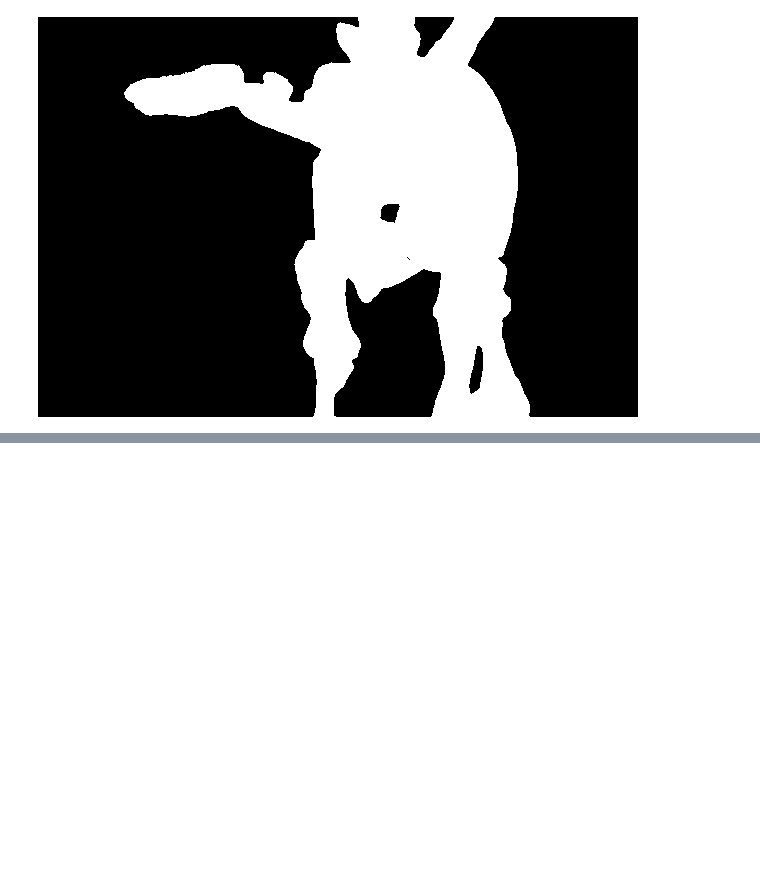
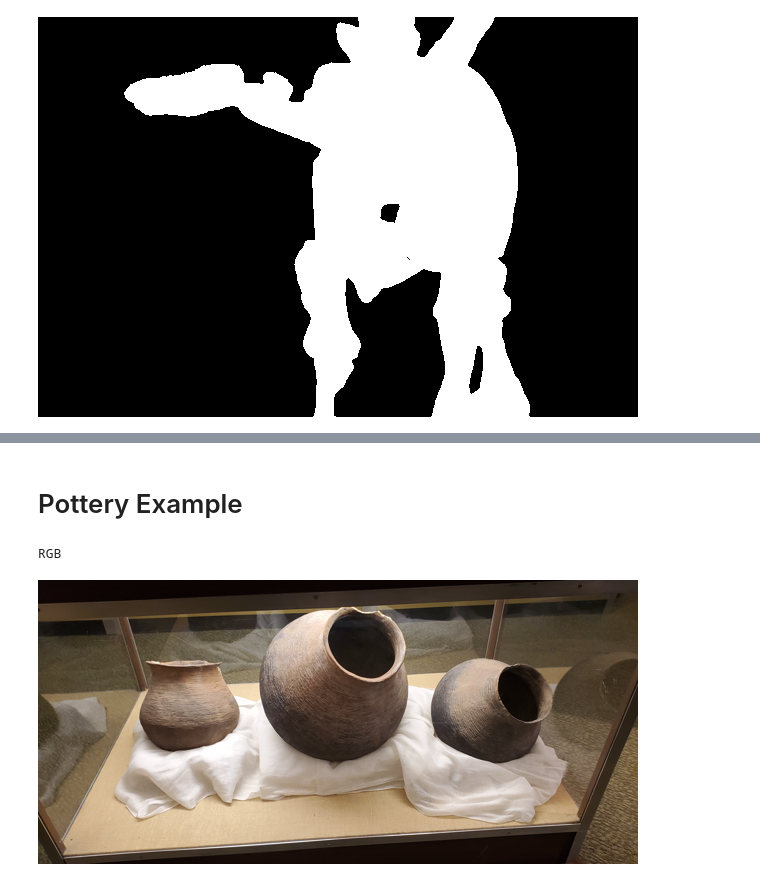
Before and after one commit to zmadscientist/DinosaurDepthMapClipping, a Jupyter notebook: dpt_dino.ipynb, the cells around one changed output, grey strips where cells are left out. Drawn from its saved outputs; the diff is of its cells as text; code cells hidden in the pictures; blank space fills up the shorter version.

```diff
--- a/dpt_dino.ipynb
+++ b/dpt_dino.ipynb
@@ -95,0 +95,13 @@ out.convert('RGB').show()
+# %% [markdown]
+# Pottery Example
+# %%
+path = "image/Pottery_20231001_135018.jpg" #Pottery
+image = Image.open(path)
+MAX_SIZE = (600, 400)
+
+image.thumbnail(MAX_SIZE)
+print(image.mode)
+image
+# %% [output]
+RGB
+[figure, added]
```
Also changed, not shown: parts of 7 cells of this notebook, 6 other files.
